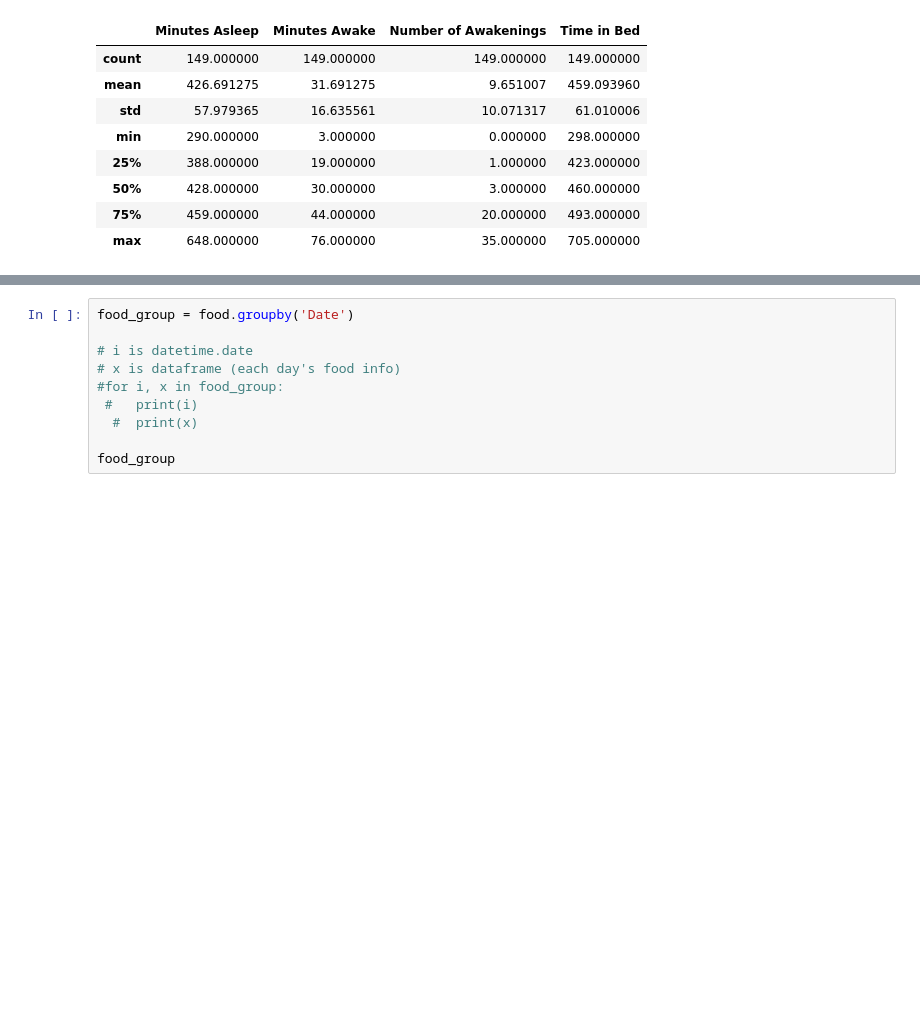
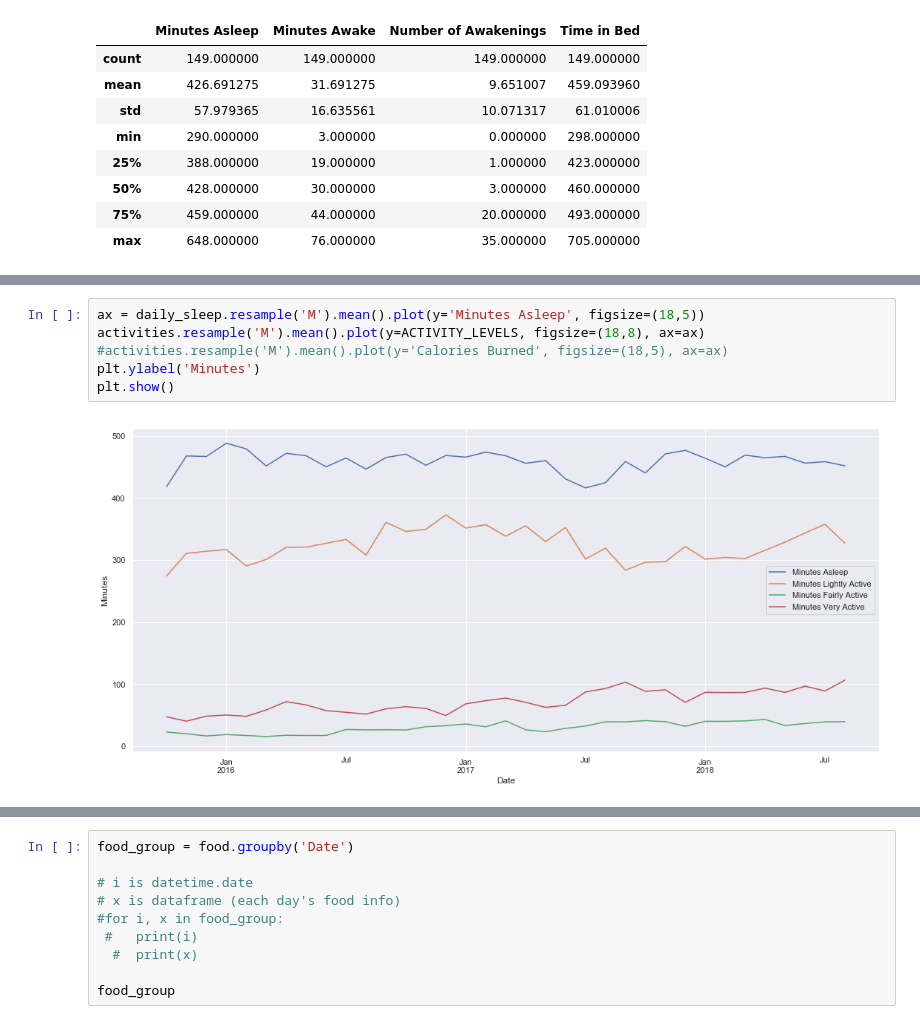
Before and after one commit to wu72/Springboard, a Jupyter notebook: CapstoneProject1/FitbitCapstone1.ipynb, the cells around one changed output, grey strips where cells are left out. Cells and saved outputs as stored; diff of their text form; blank space fills up the shorter version.

```diff
--- a/CapstoneProject1/FitbitCapstone1.ipynb
+++ b/CapstoneProject1/FitbitCapstone1.ipynb
@@ -590,3 +595,11 @@ Wednesday
+# %%
+ax = daily_sleep.resample('M').mean().plot(y='Minutes Asleep', figsize=(18,5))
+activities.resample('M').mean().plot(y=ACTIVITY_LEVELS, figsize=(18,8), ax=ax)
+#activities.resample('M').mean().plot(y='Calories Burned', figsize=(18,5), ax=ax)
+plt.ylabel('Minutes')
+plt.show()
+# %% [output]
+[figure, added]
 # %%
 food
 # %% [output]
```
Also changed, not shown: parts of 8 cells of this notebook.
